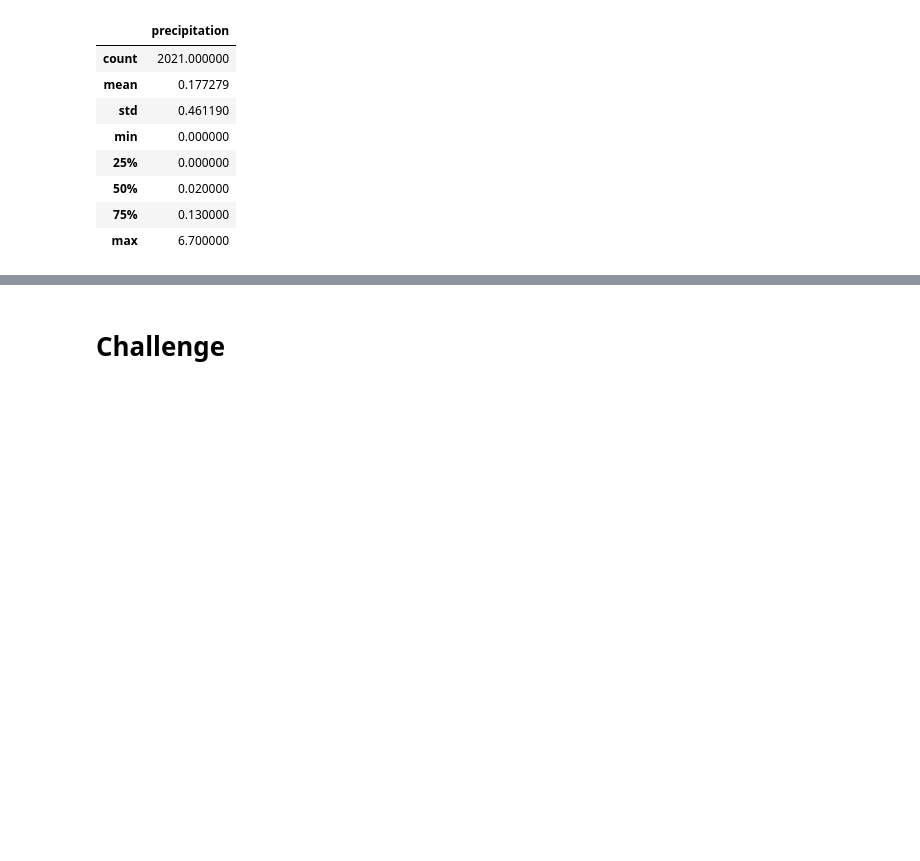
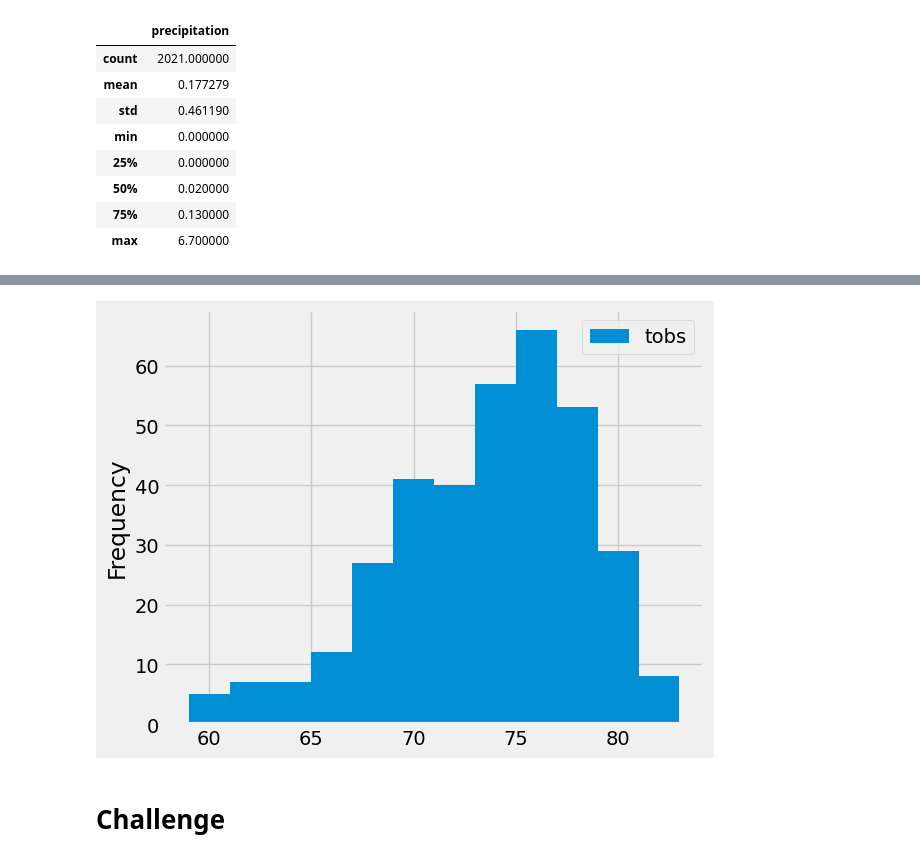
Before and after one commit to ipar2022/surfs_up, a Jupyter notebook: climate_analysis.ipynb, the cells around one changed output, grey strips where cells are left out. Saved outputs shown, nothing was run; the diff lists cells and outputs as text; code cells hidden in the pictures; blank space fills up the shorter version.

```diff
--- a/climate_analysis.ipynb
+++ b/climate_analysis.ipynb
@@ -118,3 +140,12 @@ df.describe()
 # %%
 # Choose the station with the highest number of temperature observations.
+# Code 9.3.4
 # Query the last 12 months of temperature observation data for this station and plot the results as a histogram
+results = session.query(Measurement.tobs).\
+filter(Measurement.station == 'USC00519281').\
+filter(Measurement.date >= prev_year).all()
+# print(results) Hard to read this list printing of data
+
+#  DataFrame method easier to read
+df = pd.DataFrame(results, columns=['tobs'])
+print(df)
@@ -121,5 +167,10 @@ df.describe()
 # %%
 # Write a function called `calc_temps` that will accept start date and end date in the format '%Y-%m-%d'
 # and return the minimum, average, and maximum temperatures for that range of dates
+# 9.3.4 git add . git commit -m"" git Push Origin Main
+df.plot.hist(bins=12)
+plt.tight_layout()
+# %% [output]
+[figure, added]
 # %% [markdown]
 # Challenge
```
Also changed, not shown: parts of 5 cells of this notebook.
